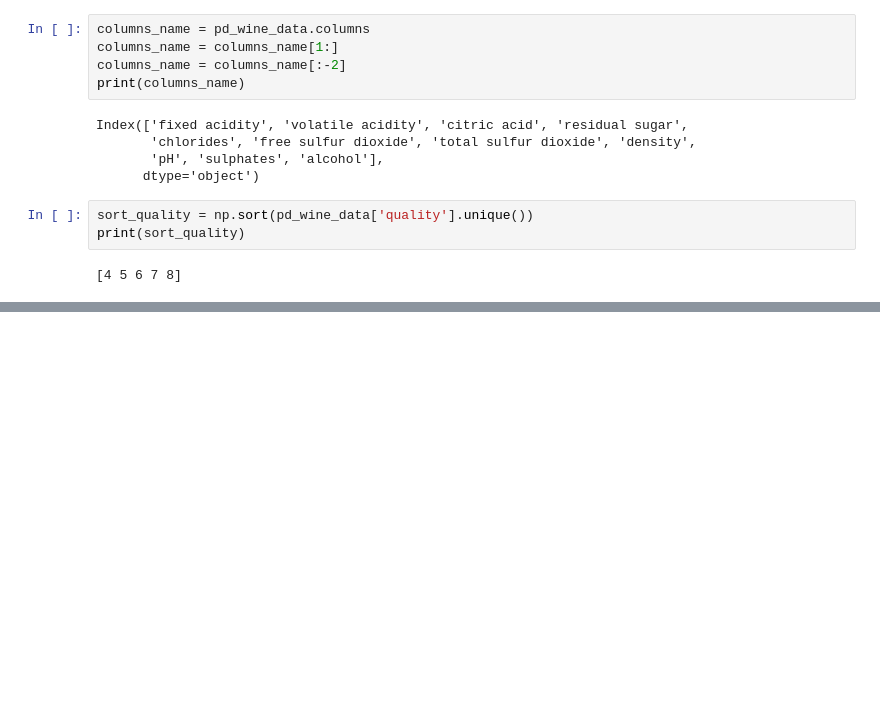
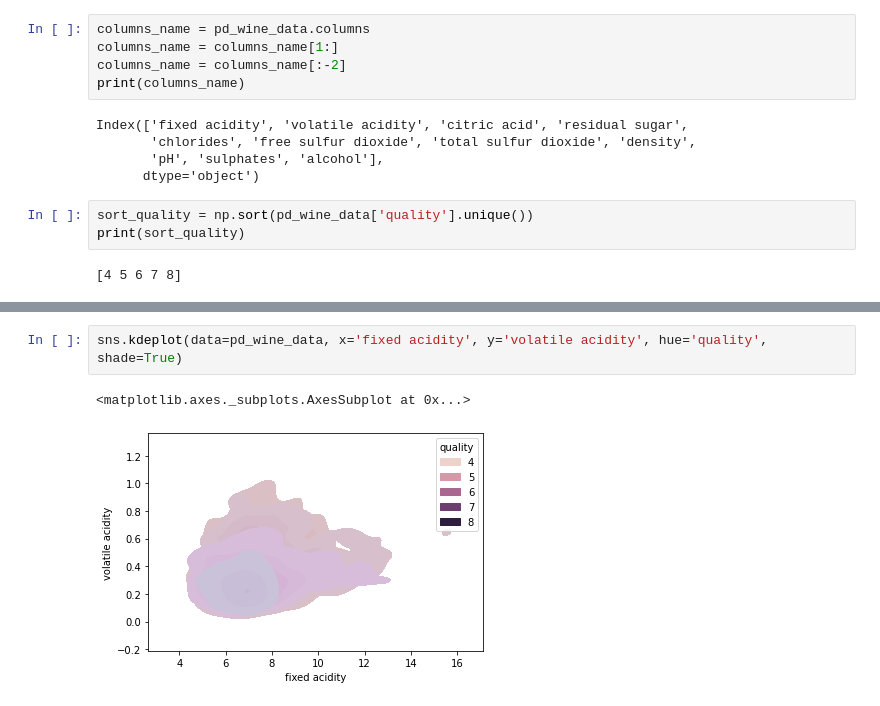
Before and after one commit to spegas/Dacon, a Jupyter notebook: Wine_v1.ipynb, the cells around one changed output, grey strips where cells are left out. Drawn from its saved outputs; the diff is of its cells as text; blank space fills up the shorter version.

```diff
--- a/Wine_v1.ipynb
+++ b/Wine_v1.ipynb
@@ -309 +281,6 @@ sns.histplot(data=pd_wine_data, x='fixed acidity', y='citric acid', bins=50, hue
+# %%
+sns.kdeplot(data=pd_wine_data, x='fixed acidity', y='volatile acidity', hue='quality', shade=True)
+# %% [output]
+<matplotlib.axes._subplots.AxesSubplot at 0x...>
+[figure, added]
 # %%
```
Also changed, not shown: parts of 30 cells of this notebook.
